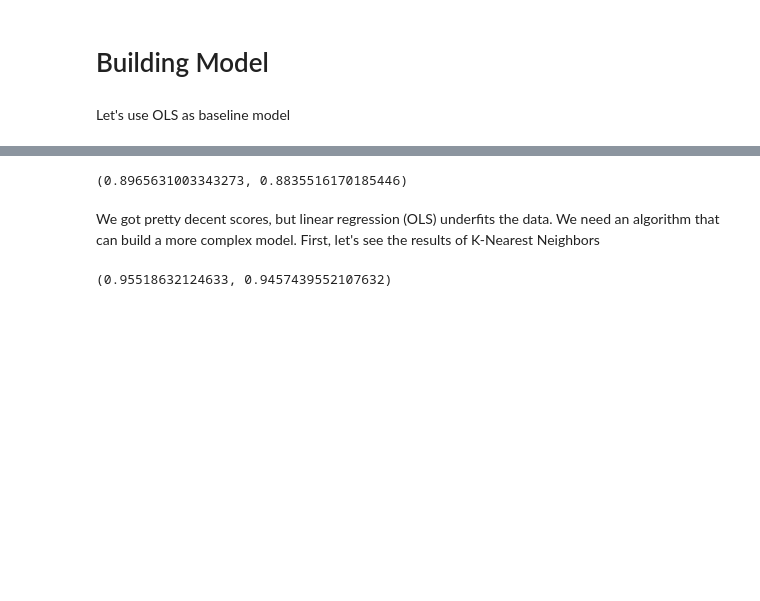
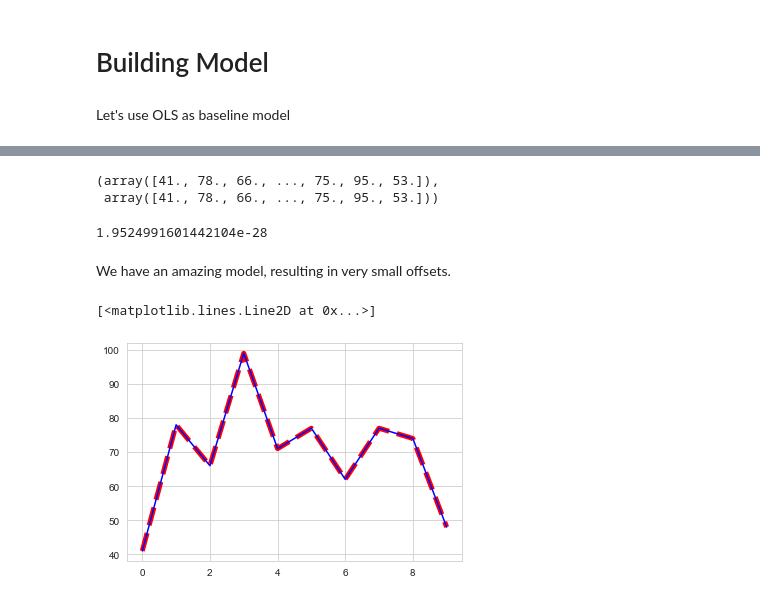
Before and after one commit to tolgarecep/test-scores, a Jupyter notebook: test-scores.ipynb, the cells around one changed output, grey strips where cells are left out. Saved outputs shown, nothing was run; the diff lists cells and outputs as text; code cells hidden in the pictures; blank space fills up the shorter version.

```diff
--- a/test-scores.ipynb
+++ b/test-scores.ipynb
@@ -263,0 +208,7 @@ sns.heatmap(data.corr())
+# %%
+data_dummies = pd.get_dummies(data, columns=['classroom', 'lunch', 'gender', 'teaching_method', 'school_type',
+                              'school_setting', 'school'])
+# %%
+X = data_dummies.loc[:, 'n_student':'school_22'].values
+y = data_dummies.posttest.values
+X, y
@@ -264,8 +224,5 @@ sns.heatmap(data.corr())
 # %% [markdown]
 <h1>Building Model</h1>
-# %%
-X = data.drop('posttest', axis=1)
-y = data.posttest
 # %%
 from sklearn.model_selection import train_test_split
 X_train, X_test, y_train, y_test = train_test_split(X, y, random_state=42)
@@ -292,18 +244,18 @@ We observed a high correlation between pretest and posttest, let's see how using
-# %%
-pretest_train, pretest_test, y_train1, y_test1 = train_test_split(X.pretest.to_numpy().reshape(-1,1), y, random_state=0)
-lr = LinearRegression().fit(pretest_train, y_train1)
-lr_predtrain1 = lr.predict(pretest_train)
-lr_predtest1 = lr.predict(pretest_test)
-r2_score(lr_predtrain1, y_train1), r2_score(lr_predtest1, y_test1)
-# %% [output]
-(0.8965631003343273, 0.8835516170185446)
-# %% [markdown]
-We got pretty decent scores, but linear regression (OLS) underfits the data. We need an algorithm that can build a more complex model. First, let's see the results of K-Nearest Neighbors
-# %%
-from sklearn.neighbors import KNeighborsRegressor
-knn = KNeighborsRegressor(n_neighbors=10).fit(X_train, y_train)
-knn_predtrain = knn.predict(X_train)
-knn_predtest = knn.predict(X_test)
-r2_score(knn_predtrain, y_train), r2_score(knn_predtest, y_test)
-# %% [output]
-(0.95518632124633, 0.9457439552107632)
+# %%
+lr.predict(X), y
+# %% [output]
+(array([41., 78., 66., ..., 75., 95., 53.]),
+ array([41., 78., 66., ..., 75., 95., 53.]))
+# %%
+from sklearn.metrics import mean_squared_error
+mean_squared_error(lr.predict(X),y)
+# %% [output]
+1.9524991601442104e-28
+# %% [markdown]
+We have an amazing model, resulting in very small offsets.
+# %%
+plt.plot(np.arange(10),lr.predict(X)[:10], '--', color='red', lw=5)
+plt.plot(np.arange(10),y[:10],'-', color='blue')
+# %% [output]
+[<matplotlib.lines.Line2D at 0x...>]
+[figure, added]
```
Also changed, not shown: parts of 18 cells of this notebook.
